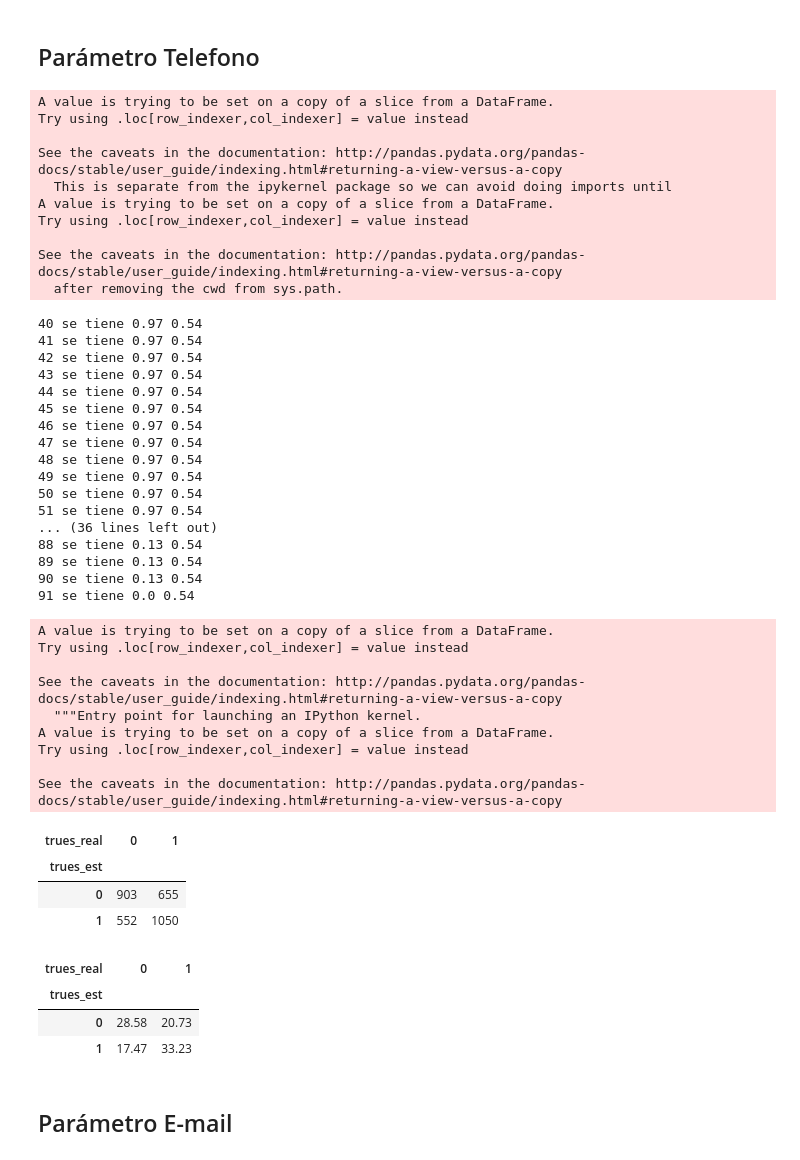
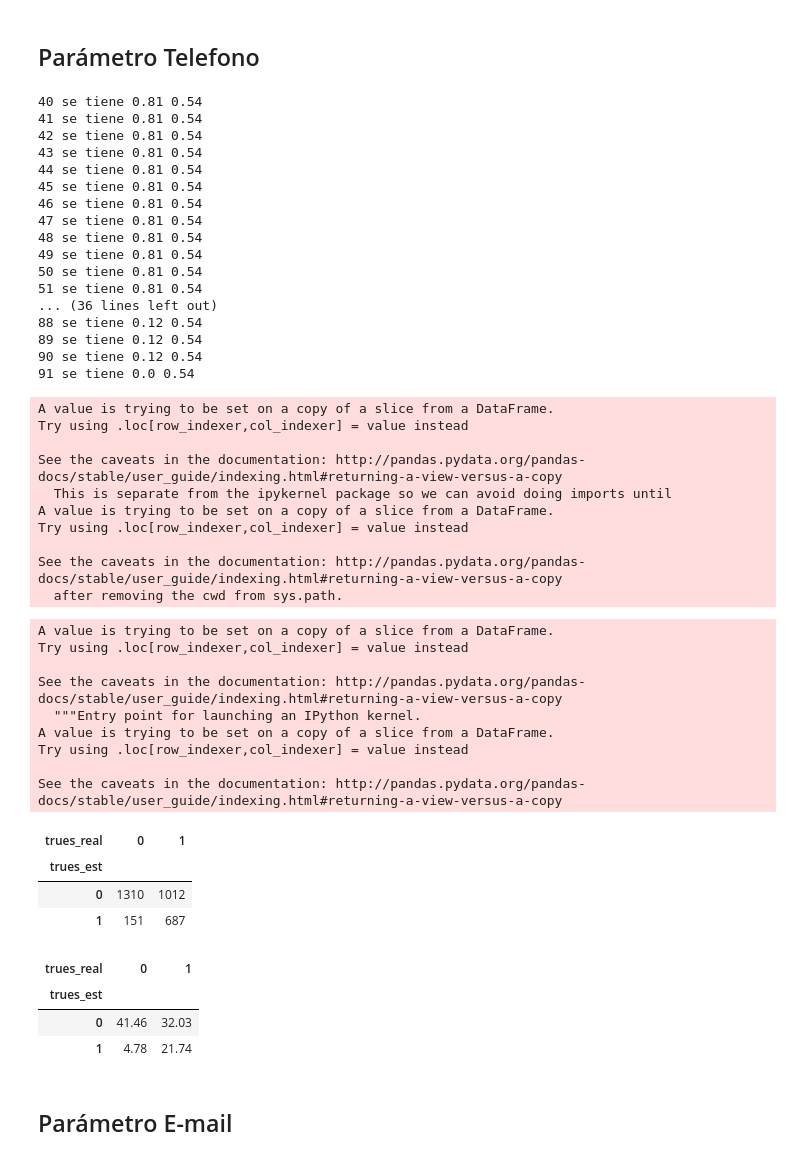
Before and after one commit to hvcdrake/handwrittenExtractor, a Jupyter notebook: notebooks_flow/AzureComparing.ipynb, the cells around one changed output. Saved outputs shown, nothing was run; the diff lists cells and outputs as text; code cells hidden in the pictures.

```diff
--- a/notebooks_flow/AzureComparing.ipynb
+++ b/notebooks_flow/AzureComparing.ipynb
@@ -102,5 +95,5 @@ local.head()
 # %%
-bd_azure = pd.read_csv('azure_result/azure_result.csv', dtype={'DNI':str, 'telefono':str})
+bd_azure = pd.read_csv('azure_result/azure_result_testing.csv', dtype={'DNI':str, 'telefono':str})
 bd_azure = bd_azure.fillna('')
 # %%
 bd_azure.head(100)
@@ -342,7 +336,7 @@ mail_dni_azure[['cuenta','porcentaje']]
 for i in range(40, 92, 1):
     param_dni = total_comp_azure[['NombreArchivo','DNI_y','DNI_final','AcertividadDNI']]
     # param_dni = param_dni[param_dni.dni_yolo.apply(len)==8]
-    param_dni['trues_est'] = np.where(np.logical_and(param_dni['AcertividadDNI']>=i,param_dni.DNI_final.apply(len)==8), 1, 0)
+    param_dni['trues_est'] = np.where(param_dni['AcertividadDNI']>=i, 1, 0)
     param_dni['trues_real'] = np.where(param_dni['DNI_final']==param_dni['DNI_y'], 1, 0)
 
     te, tr, tt = param_dni['trues_est'].sum(), param_dni['trues_real'].sum(), param_dni['trues_real'].values.size
@@ -379,7 +373,7 @@ See the caveats in the documentation: http://pandas.pydata.org/pandas-docs/stabl
 # %%
 param_dni = total_comp_azure[['NombreArchivo','DNI_y','DNI_final','AcertividadDNI']]
 
-param_dni['trues_est'] = np.where(np.logical_and(param_dni['AcertividadDNI']>=67,param_dni.DNI_final.apply(len)==8), 1, 0)
+param_dni['trues_est'] = np.where(param_dni['AcertividadDNI']>=79, 1, 0)
 param_dni['trues_real'] = np.where(param_dni['DNI_final']==param_dni['DNI_y'], 1, 0)
 pd.crosstab(param_dni['trues_est'],param_dni['trues_real'])
 # %% [output]
@@ -410,66 +404,66 @@ np.round(norm * 100, 2)
 # %%
 for i in range(40, 92, 1):
     param_dni = total_comp_azure[['NombreArchivo','Telefono','telefono','AcertividadTelefono','tel_lev_azure']]
-    param_dni['trues_est'] = np.where(np.logical_and(param_dni['AcertividadTelefono']>=i,param_dni.Telefono.apply(len)>=6), 1, 0)
+    param_dni['trues_est'] = np.where(param_dni['AcertividadTelefono']>=i, 1, 0)
     param_dni['trues_real'] = np.where(param_dni['Telefono']==param_dni['telefono'], 1, 0)
 
     te, tr, tt = param_dni['trues_est'].sum(), param_dni['trues_real'].sum(), param_dni['trues_real'].values.size
     # print('{} se tiene {} {} {}'.format(i, te, tr, tt))
     print('{} se tiene {} {}'.format(i, round(te/(tt),2), round(tr/(tt),2)))
 # %% [output]
-A value is trying to be set on a copy of a slice from a DataFrame.
-Try using .loc[row_indexer,col_indexer] = value instead
-
-See the caveats in the documentation: http://pandas.pydata.org/pandas-docs/stable/user_guide/indexing.html#returning-a-view-versus-a-copy
-  This is separate from the ipykernel package so we can avoid doing imports until
-A value is trying to be set on a copy of a slice from a DataFrame.
-Try using .loc[row_indexer,col_indexer] = value instead
-
-See the caveats in the documentation: http://pandas.pydata.org/pandas-docs/stable/user_guide/indexing.html#returning-a-view-versus-a-copy
-  after removing the cwd from sys.path.
+40 se tiene 0.81 0.54
+41 se tiene 0.81 0.54
+42 se tiene 0.81 0.54
+43 se tiene 0.81 0.54
+44 se tiene 0.81 0.54
+45 se tiene 0.81 0.54
+46 se tiene 0.81 0.54
+47 se tiene 0.81 0.54
+48 se tiene 0.81 0.54
+49 se tiene 0.81 0.54
+50 se tiene 0.81 0.54
+51 se tiene 0.81 0.54
+... (36 lines left out)
+88 se tiene 0.12 0.54
+89 se tiene 0.12 0.54
+90 se tiene 0.12 0.54
+91 se tiene 0.0 0.54
-40 se tiene 0.97 0.54
-41 se tiene 0.97 0.54
-42 se tiene 0.97 0.54
-43 se tiene 0.97 0.54
-44 se tiene 0.97 0.54
-45 se tiene 0.97 0.54
-46 se tiene 0.97 0.54
-47 se tiene 0.97 0.54
-48 se tiene 0.97 0.54
-49 se tiene 0.97 0.54
-50 se tiene 0.97 0.54
-51 se tiene 0.97 0.54
-... (36 lines left out)
-88 se tiene 0.13 0.54
-89 se tiene 0.13 0.54
-90 se tiene 0.13 0.54
-91 se tiene 0.0 0.54
+A value is trying to be set on a copy of a slice from a DataFrame.
+Try using .loc[row_indexer,col_indexer] = value instead
+
+See the caveats in the documentation: http://pandas.pydata.org/pandas-docs/stable/user_guide/indexing.html#returning-a-view-versus-a-copy
+  This is separate from the ipykernel package so we can avoid doing imports until
+A value is trying to be set on a copy of a slice from a DataFrame.
+Try using .loc[row_indexer,col_indexer] = value instead
+
+See the caveats in the documentation: http://pandas.pydata.org/pandas-docs/stable/user_guide/indexing.html#returning-a-view-versus-a-copy
+  after removing the cwd from sys.path.
 # %%
-param_dni['trues_est'] = np.where(np.logical_and(param_dni['AcertividadTelefono']>=77,param_dni.Telefono.apply(len)>=6), 1, 0)
+param_dni['trues_est'] = np.where(param_dni['AcertividadTelefono']>=77, 1, 0)
 param_dni['trues_real'] = np.where(param_dni['Telefono']==param_dni['telefono'], 1, 0)
 pd.crosstab(param_dni['trues_est'],param_dni['trues_real'])
 # %% [output]
 A value is trying to be set on a copy of a slice from a DataFrame.
 Try using .loc[row_indexer,col_indexer] = value instead
 
 See the caveats in the documentation: http://pandas.pydata.org/pandas-docs/stable/user_guide/indexing.html#returning-a-view-versus-a-copy
   """Entry point for launching an IPython kernel.
 A value is trying to be set on a copy of a slice from a DataFrame.
 Try using .loc[row_indexer,col_indexer] = value instead
 
 See the caveats in the documentation: http://pandas.pydata.org/pandas-docs/stable/user_guide/indexing.html#returning-a-view-versus-a-copy
 | trues_real | 0 | 1 |
 | trues_est |  |  |
-| 0 | 903 | 655 |
-| 1 | 552 | 1050 |
+| 0 | 1310 | 1012 |
+| 1 | 151 | 687 |
 # %%
 norm = pd.crosstab(param_dni['trues_est'],param_dni['trues_real'],normalize=True)
 np.round(norm * 100,2)
 # %% [output]
 | trues_real | 0 | 1 |
 | trues_est |  |  |
-| 0 | 28.58 | 20.73 |
-| 1 | 17.47 | 33.23 |
+| 0 | 41.46 | 32.03 |
+| 1 | 4.78 | 21.74 |
 # %% [markdown]
 ## Parámetro E-mail
 # %%
```
Also changed, not shown: parts of 16 cells of this notebook, 4 other files.
